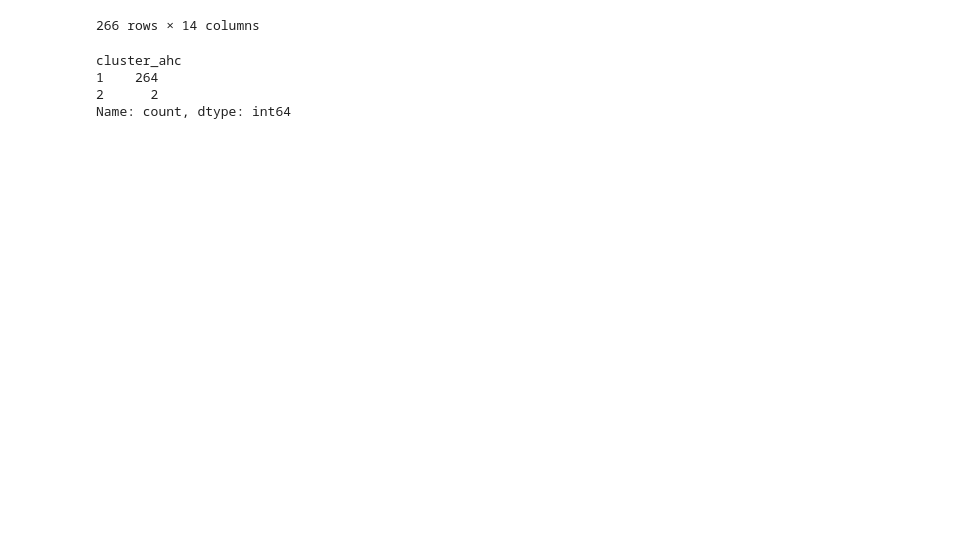
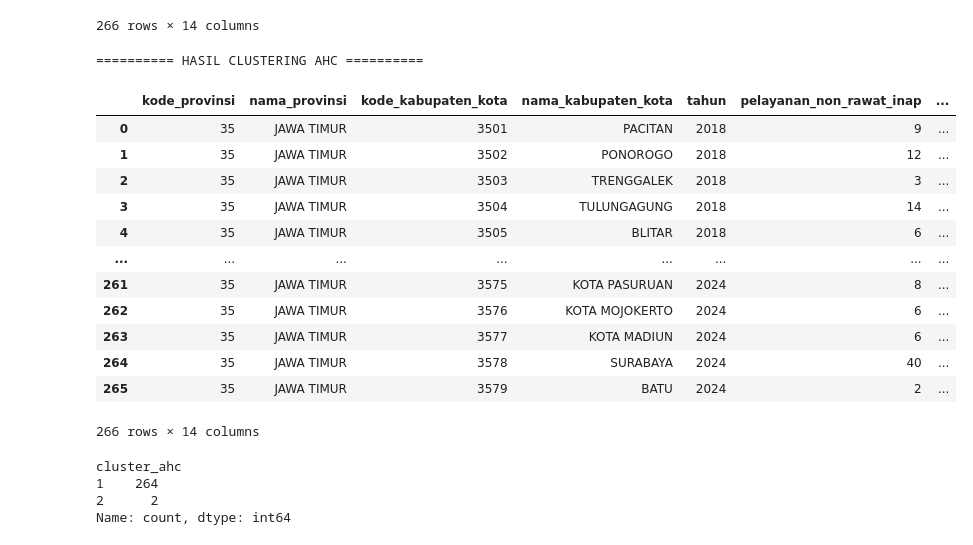
Before and after one commit to cecilskripsian/skripsi-cecil-cluster-code, a Jupyter notebook: data_skripsi/data_normalisasi_Agglomerative.ipynb, the cells around one changed output. Drawn from its saved outputs; the diff is of its cells as text; code cells hidden in the pictures; blank space fills up the shorter version.

```diff
--- a/data_skripsi/data_normalisasi_Agglomerative.ipynb
+++ b/data_skripsi/data_normalisasi_Agglomerative.ipynb
@@ -281,3 +281,28 @@ df_hasil
 | 264 | 35 | JAWA TIMUR | 3578 | KOTA SURABAYA | 2024 | 2.615385 | ... |
 | 265 | 35 | JAWA TIMUR | 3579 | KOTA BATU | 2024 | -0.307692 | ... |
 266 rows × 14 columns
+# %%
+#===============================================================================
+# 2.5. SIMPAN HASIL CLUSTERING K-MEANS (DATA ASLI)
+#===============================================================================
+df_hasil = pd.read_csv('dataset_baru.csv').copy()
+
+df_hasil["cluster_ahc"] = ahc.labels_ + 1
+
+print("========== HASIL CLUSTERING AHC ==========")
+display(df_hasil)
+# %% [output]
+========== HASIL CLUSTERING AHC ==========
+|  | kode_provinsi | nama_provinsi | kode_kabupaten_kota | nama_kabupaten_kota | tahun | pelayanan_non_rawat_inap | ... |
+| 0 | 35 | JAWA TIMUR | 3501 | PACITAN | 2018 | 9 | ... |
+| 1 | 35 | JAWA TIMUR | 3502 | PONOROGO | 2018 | 12 | ... |
+| 2 | 35 | JAWA TIMUR | 3503 | TRENGGALEK | 2018 | 3 | ... |
+| 3 | 35 | JAWA TIMUR | 3504 | TULUNGAGUNG | 2018 | 14 | ... |
+| 4 | 35 | JAWA TIMUR | 3505 | BLITAR | 2018 | 6 | ... |
+| ... | ... | ... | ... | ... | ... | ... | ... |
+| 261 | 35 | JAWA TIMUR | 3575 | KOTA PASURUAN | 2024 | 8 | ... |
+| 262 | 35 | JAWA TIMUR | 3576 | KOTA MOJOKERTO | 2024 | 6 | ... |
+| 263 | 35 | JAWA TIMUR | 3577 | KOTA MADIUN | 2024 | 6 | ... |
+| 264 | 35 | JAWA TIMUR | 3578 | SURABAYA | 2024 | 40 | ... |
+| 265 | 35 | JAWA TIMUR | 3579 | BATU | 2024 | 2 | ... |
+266 rows × 14 columns
```
Also changed, not shown: parts of 7 cells of this notebook, 6 other files.
